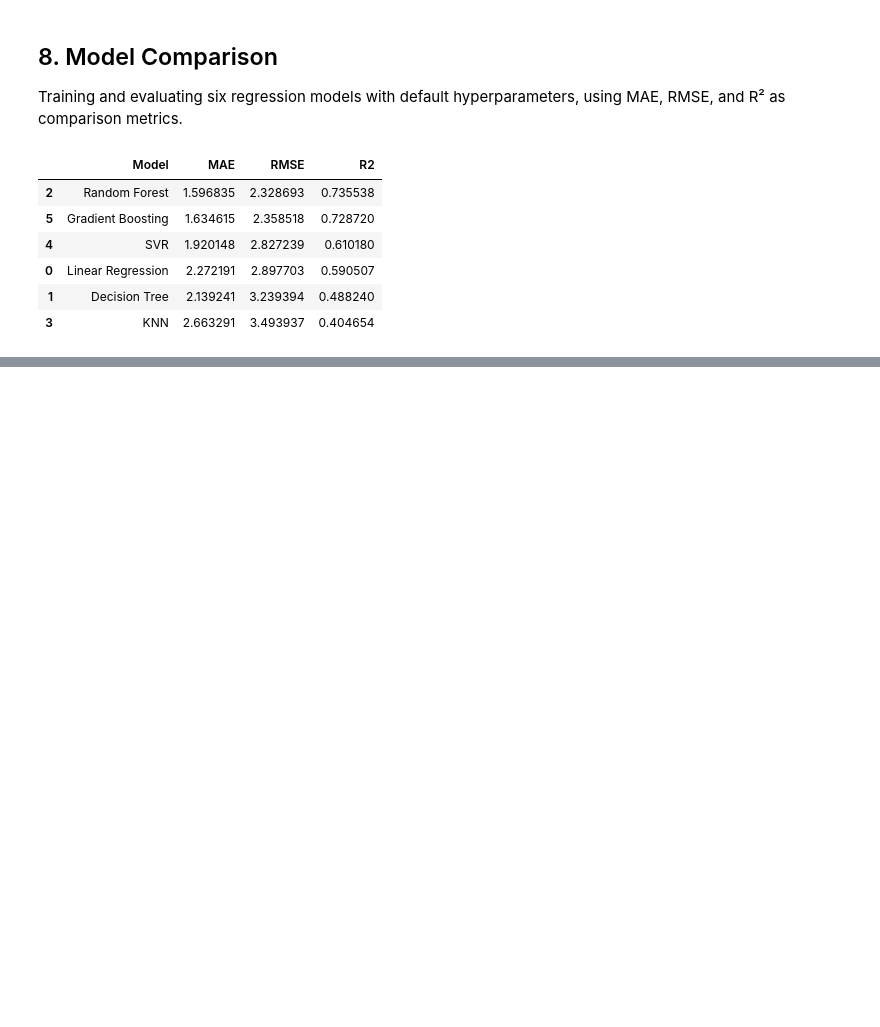
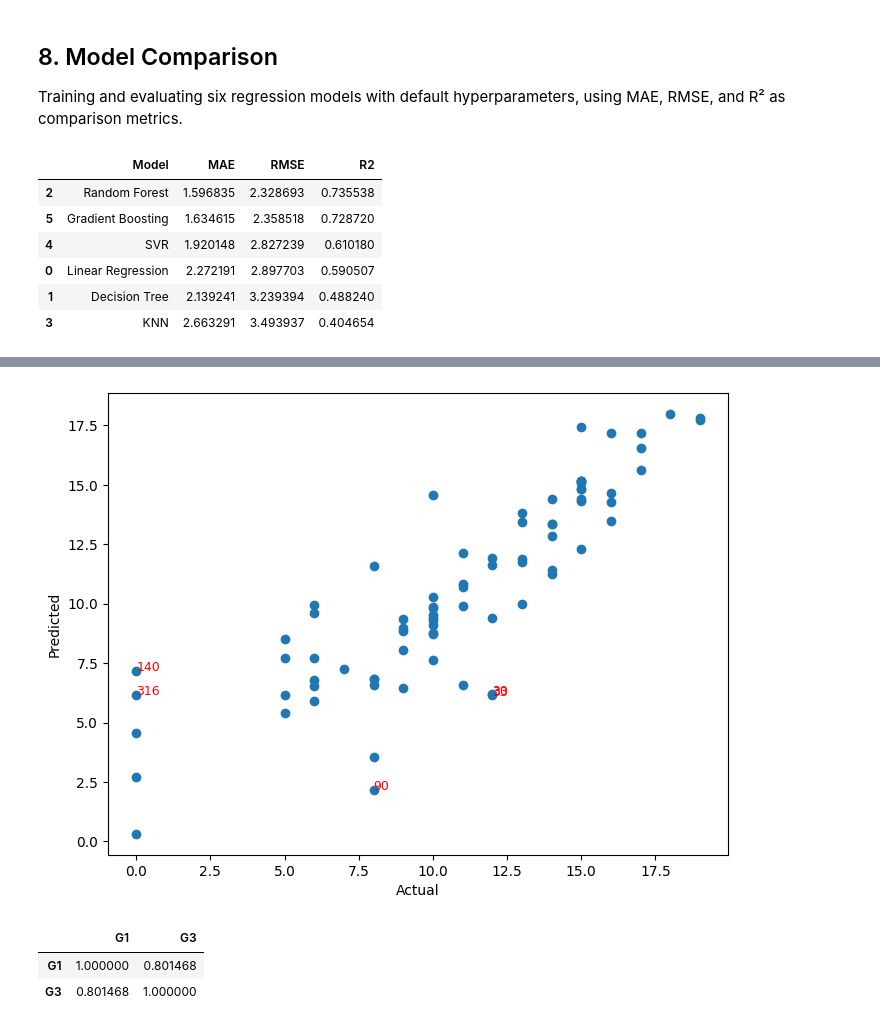
Before and after one commit to fmostashari/Student-Performance-Prediction, a Jupyter notebook: studentPerformance2.ipynb, the cells around one changed output, grey strips where cells are left out. Drawn from its saved outputs; the diff is of its cells as text; code cells hidden in the pictures; blank space fills up the shorter version.

```diff
--- a/studentPerformance2.ipynb
+++ b/studentPerformance2.ipynb
@@ -302,0 +438,16 @@ results.sort_values("R2", ascending=False)
+# %%
+errors = pd.DataFrame({
+    "Actual": y_test,
+    "Predicted": y_pred,
+    "Residual": residuals
+})
+
+errors["Absolute Error"] = errors["Residual"].abs()
+
+errors = errors.sort_values(
+    by="Absolute Error",
+    ascending=False
+)
+
+errors.head(10)
+# x_test.loc[errors.index[:10]]
@@ -302,0 +481,25 @@ results.sort_values("R2", ascending=False)
+# %%
+plt.figure(figsize=(8,6))
+
+plt.scatter(y_test, y_pred)
+
+for i in errors.head(5).index:
+    plt.text(
+        y_test.loc[i],
+        y_pred[list(y_test.index).index(i)],
+        str(i),
+        fontsize=9,
+        color="red"
+    )
+
+plt.xlabel("Actual")
+plt.ylabel("Predicted")
+plt.show()
+# %% [output]
+[figure, added]
+# %%
+data[["G1", "G3"]].corr()
+# %% [output]
+|  | G1 | G3 |
+| G1 | 1.000000 | 0.801468 |
+| G3 | 0.801468 | 1.000000 |
```
Also changed, not shown: parts of 16 cells of this notebook.
